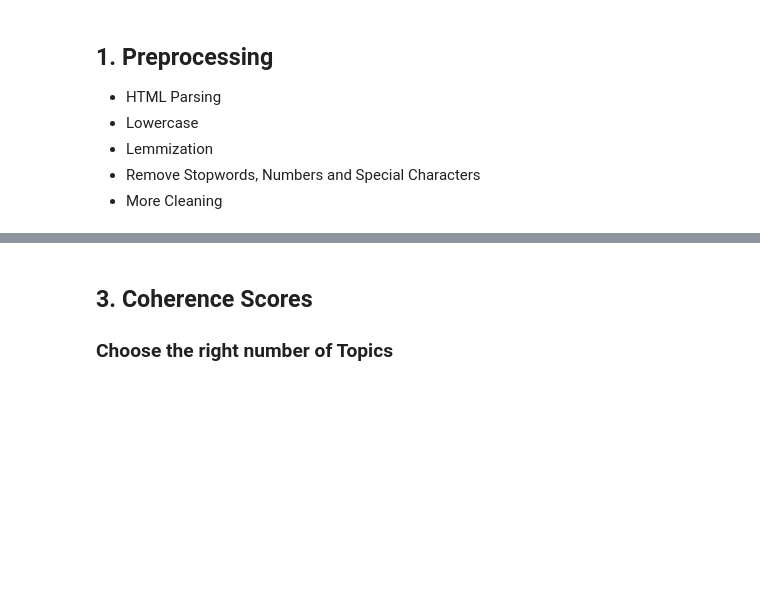
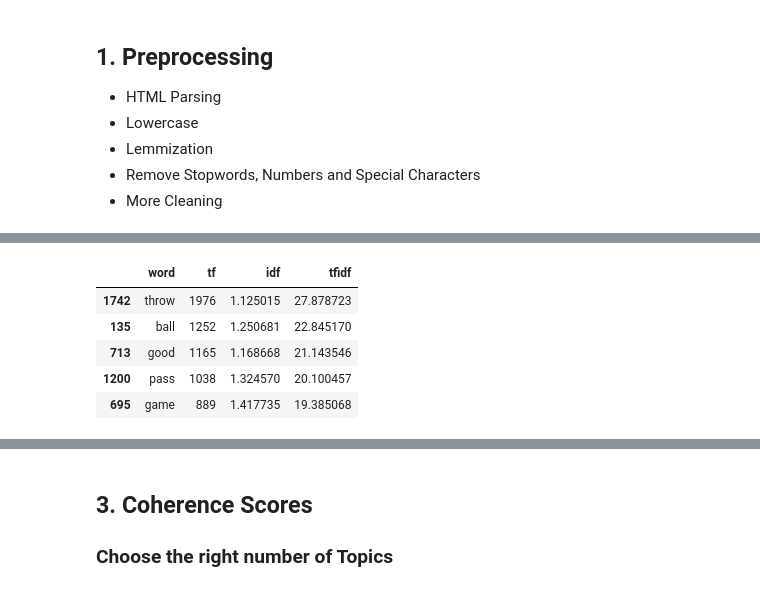
Before and after one commit to Ezekiel-25-17/Racial_Bias_in_American_Football, a Jupyter notebook: topic_model_WIP.ipynb, the cells around one changed output, grey strips where cells are left out. Drawn from its saved outputs; the diff is of its cells as text; code cells hidden in the pictures; blank space fills up the shorter version.

```diff
--- a/topic_model_WIP.ipynb
+++ b/topic_model_WIP.ipynb
@@ -90,7 +114,14 @@ filename = 'reports_cleaned'
 with open(os.path.join(checkpoint, filename + '.pkl'), 'wb') as f:
     pickle.dump(df, f)
 # %%
+checkpoint = '__checkpoints'
+filename = 'reports_cleaned'
+
 # Load our dataframe
 with open(os.path.join(checkpoint, filename + '.pkl'), 'rb') as f:
     df = pickle.load(f)
+# %%
+# Split the dataset for white and non-white players
+w = df[df['Race'] == 'White'].reset_index(drop=True)
+nw = df[df['Race'] == 'Non-White'].reset_index(drop=True)
 # %% [markdown]
@@ -133,0 +129,3 @@ tf-idf transformation
+# %%
+w_docs = w['Report_Cleaned'].tolist()
+nw_docs = nw['Report_Cleaned'].tolist()
@@ -133,0 +140,18 @@ tf-idf transformation
+# %%
+# White players
+X_count = count_vectorizer.fit_transform(w_docs)
+X_tfidf = tfidf_vectorizer.fit_transform(w_docs)
+
+counts = X_count.toarray()
+tfidf = X_tfidf.toarray()
+
+df_w = pd.DataFrame(data = {'word' : count_vectorizer.get_feature_names_out(), 'tf' : counts.sum(axis=0), 'idf' : tfidf_vectorizer.idf_, 'tfidf' : tfidf.sum(axis=0)})
+df_w = df_w.sort_values(['tfidf', 'tf', 'idf'], ascending=False)
+df_w.head(5)
+# %% [output]
+|  | word | tf | idf | tfidf |
+| 1742 | throw | 1976 | 1.125015 | 27.878723 |
+| 135 | ball | 1252 | 1.250681 | 22.845170 |
+| 713 | good | 1165 | 1.168668 | 21.143546 |
+| 1200 | pass | 1038 | 1.324570 | 20.100457 |
+| 695 | game | 889 | 1.417735 | 19.385068 |
```
Also changed, not shown: parts of 11 cells of this notebook.
